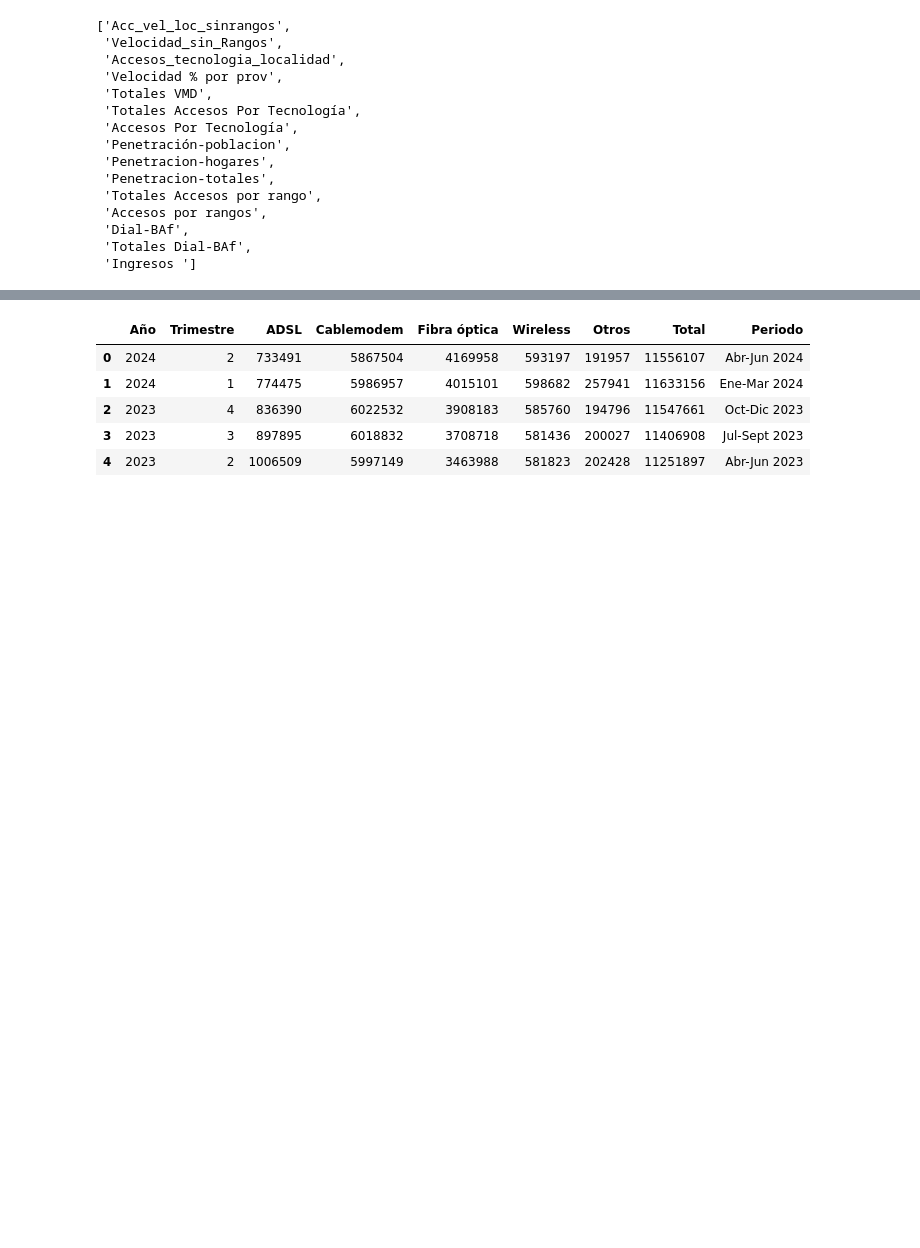
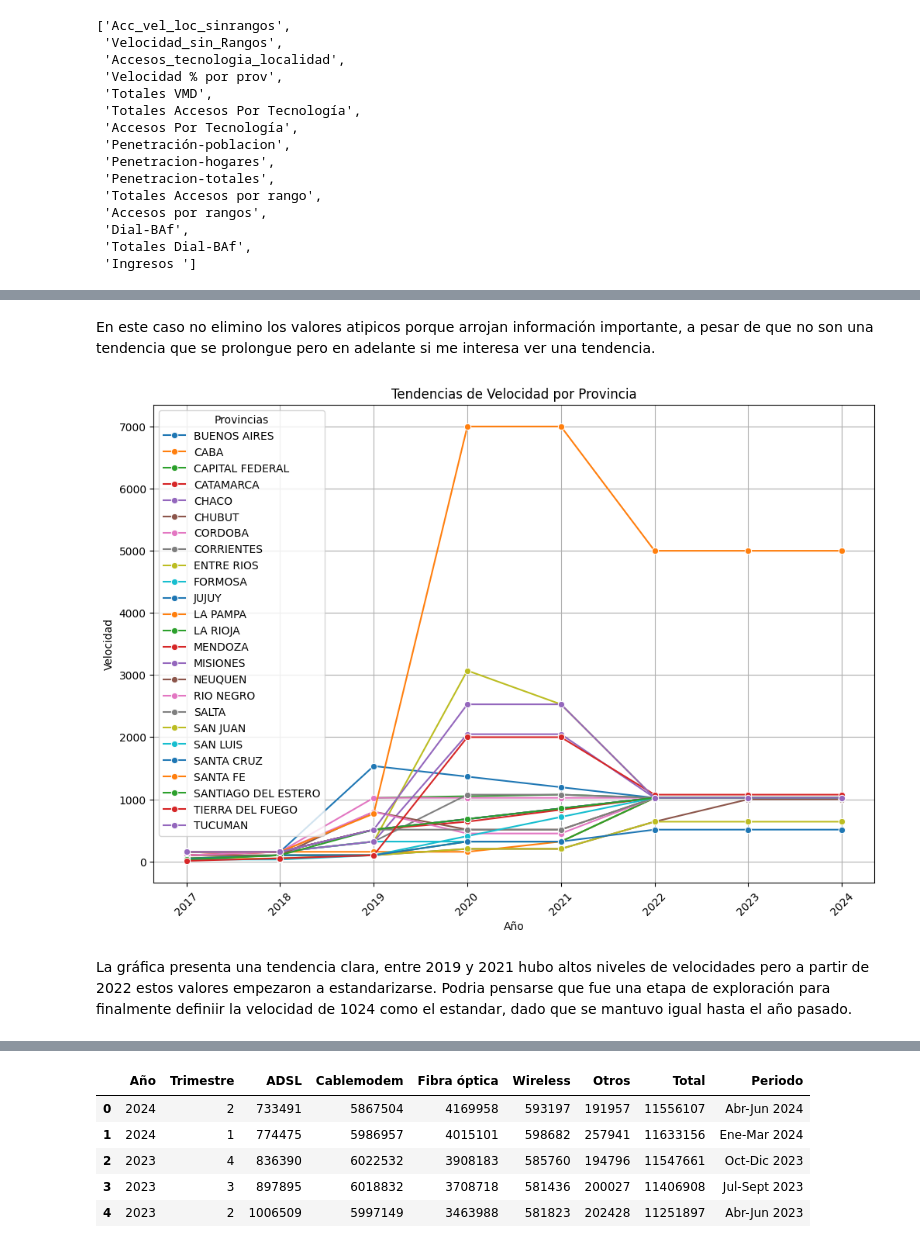
Before and after one commit to Anavig14/Individual2_Henry, a Jupyter notebook: ELT_internet.ipynb, the cells around one changed output, grey strips where cells are left out. Drawn from its saved outputs; the diff is of its cells as text; code cells hidden in the pictures; blank space fills up the shorter version.

```diff
--- a/ELT_internet.ipynb
+++ b/ELT_internet.ipynb
@@ -39,0 +204,18 @@ Este orden te permitirá construir un entendimiento sólido y progresivo del est
+# %%
+# Quiero un poco de información más especifica sobre los valore atipicos.
+Q1 = tabla_velocidad.quantile(0.25, axis=1)
+Q3 = tabla_velocidad.quantile(0.75, axis=1)
+IQR = Q3 - Q1
+
+limite_inferior = Q1 - 1.5 * IQR
+limite_superior = Q3 + 1.5 * IQR
+
+valores_atipicos = tabla_velocidad.copy()
+
+for columna in tabla_velocidad.columns:
+    valores_atipicos[columna] = tabla_velocidad.apply(
+        lambda row: row[columna] if limite_inferior[row.name] <= row[columna] <= limite_superior[row.name] else 'Atípico',
+        axis=1
+    )
+
+valores_atipicos
@@ -39,0 +241,23 @@ Este orden te permitirá construir un entendimiento sólido y progresivo del est
+# %% [markdown]
+En este caso no elimino los valores atipicos porque arrojan información importante, a pesar de que no son una tendencia que se prolongue pero en adelante si me interesa ver una tendencia.
+# %%
+tabla_sin_atipicos = valores_atipicos.replace('Atípico', None).astype(float)
+todos_los_años = pd.Index(range(2017, 2025))
+tabla_sin_atipicos = tabla_sin_atipicos.reindex(columns=todos_los_años, fill_value=None)
+tabla_sin_atipicos = tabla_sin_atipicos.interpolate(axis=1, method='linear')
+
+plt.figure(figsize=(12, 8))
+for provincia in tabla_sin_atipicos.index:
+    datos_provincia = tabla_sin_atipicos.loc[provincia]
+    sns.lineplot(x=datos_provincia.index, y=datos_provincia.values, marker='o', label=provincia)
+plt.title('Tendencias de Velocidad por Provincia')
+plt.xlabel('Año')
+plt.ylabel('Velocidad')
+plt.xticks(todos_los_años, rotation=45)
+plt.grid(True)
+plt.legend(title='Provincias')
+plt.show()
+# %% [output]
+[figure, added]
+# %% [markdown]
+La gráfica presenta una tendencia clara, entre 2019 y 2021 hubo altos niveles de velocidades pero a partir de 2022 estos valores empezaron a estandarizarse. Podria pensarse que fue una etapa de exploración para finalmente definiir la velocidad de 1024 como el estandar, dado que se mantuvo igual hasta el año pasado.
```
Also changed, not shown: parts of 110 cells of this notebook.
